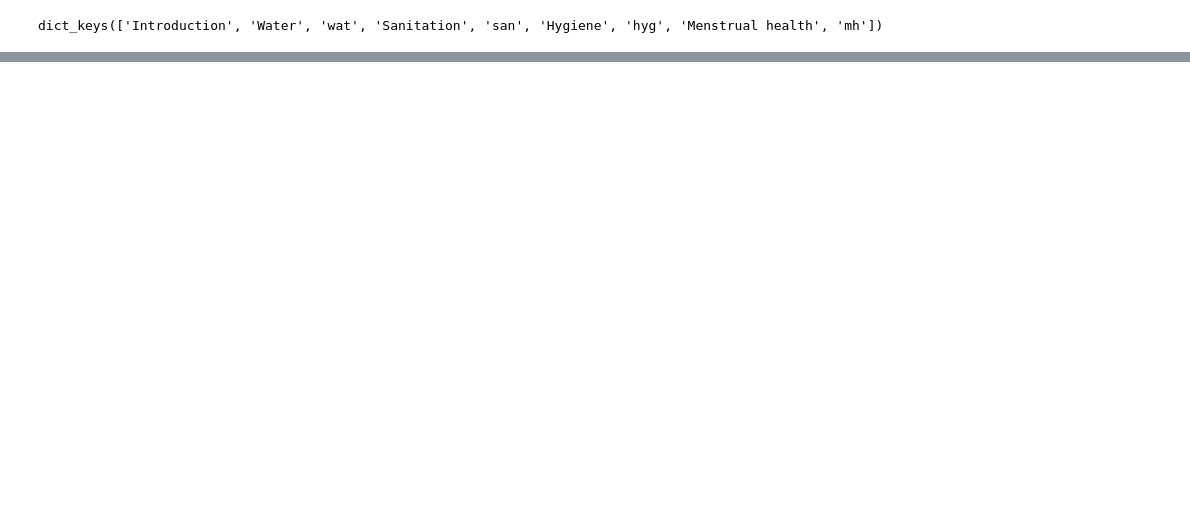
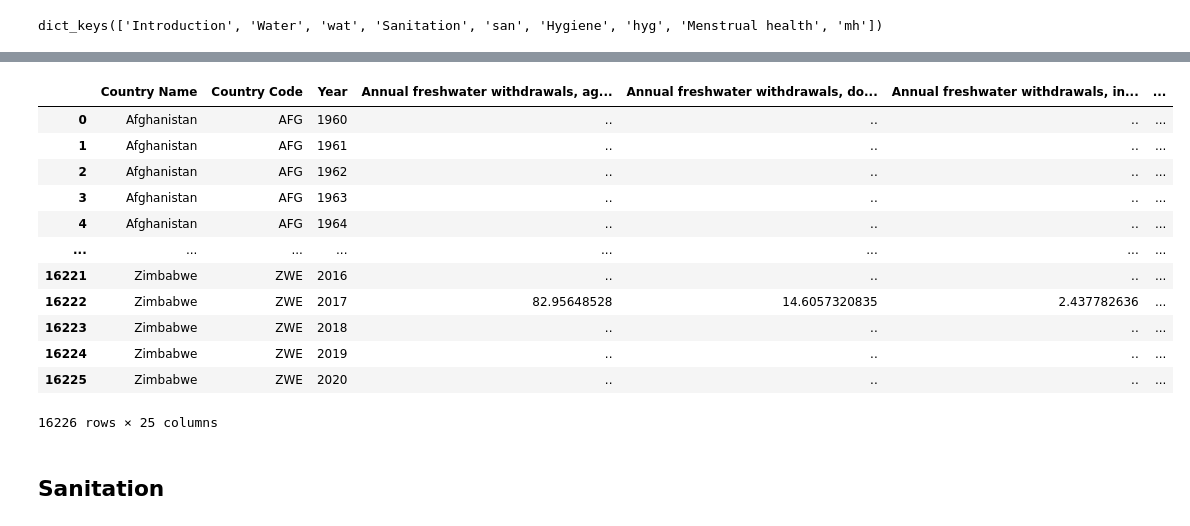
Before and after one commit to alfonsocaiazzo/esmap-mtf-data, a Jupyter notebook: Global/WASH - NUTRITION.ipynb, the cells around one changed output, grey strips where cells are left out. Drawn from its saved outputs; the diff is of its cells as text; code cells hidden in the pictures; blank space fills up the shorter version.

```diff
--- a/Global/WASH - NUTRITION.ipynb
+++ b/Global/WASH - NUTRITION.ipynb
@@ -147,0 +256,19 @@ drinking_water
+# %%
+def clean_dataset(df):
+    "Return the cleaned dataset with indicators as columns"
+
+    df.drop('Series Code', inplace = True, axis = 1)
+    df = df[df['Country Code'].notnull()]
+    melted = df.melt(id_vars = ['Country Name', 'Country Code', 'Series Name'],
+                     var_name = 'Year', value_name = 'Value')
+
+    pivoted = melted.pivot_table(index=['Country Name', 'Country Code', 'Year'],
+                                 columns='Series Name',  aggfunc= lambda x: x).reset_index()
+    new_columns = [(l0 + str(l1)).replace('Value','') for (l0,l1) in pivoted.columns]
+    pivoted.columns = new_columns
+    pivoted['Year'] = pivoted['Year'].apply(lambda x: x.split()[0])
+
+    return pivoted
+# %%
+water = pd.read_csv('WorldBank/Water All/water.csv')
+water.head()
@@ -147,0 +282,19 @@ drinking_water
+# %%
+water_cleaned = clean_dataset(water)
+water_cleaned
+# %% [output]
+|  | Country Name | Country Code | Year | Annual freshwater withdrawals, ag... | Annual freshwater withdrawals, do... | Annual freshwater withdrawals, in... | ... |
+| 0 | Afghanistan | AFG | 1960 | .. | .. | .. | ... |
+| 1 | Afghanistan | AFG | 1961 | .. | .. | .. | ... |
+| 2 | Afghanistan | AFG | 1962 | .. | .. | .. | ... |
+| 3 | Afghanistan | AFG | 1963 | .. | .. | .. | ... |
+| 4 | Afghanistan | AFG | 1964 | .. | .. | .. | ... |
+| ... | ... | ... | ... | ... | ... | ... | ... |
+| 16221 | Zimbabwe | ZWE | 2016 | .. | .. | .. | ... |
+| 16222 | Zimbabwe | ZWE | 2017 | 82.95648528 | 14.6057320835 | 2.437782636 | ... |
+| 16223 | Zimbabwe | ZWE | 2018 | .. | .. | .. | ... |
+| 16224 | Zimbabwe | ZWE | 2019 | .. | .. | .. | ... |
+| 16225 | Zimbabwe | ZWE | 2020 | .. | .. | .. | ... |
+16226 rows × 25 columns
+# %% [markdown]
+## Sanitation
```
Also changed, not shown: parts of 51 cells of this notebook, 16 other files.
